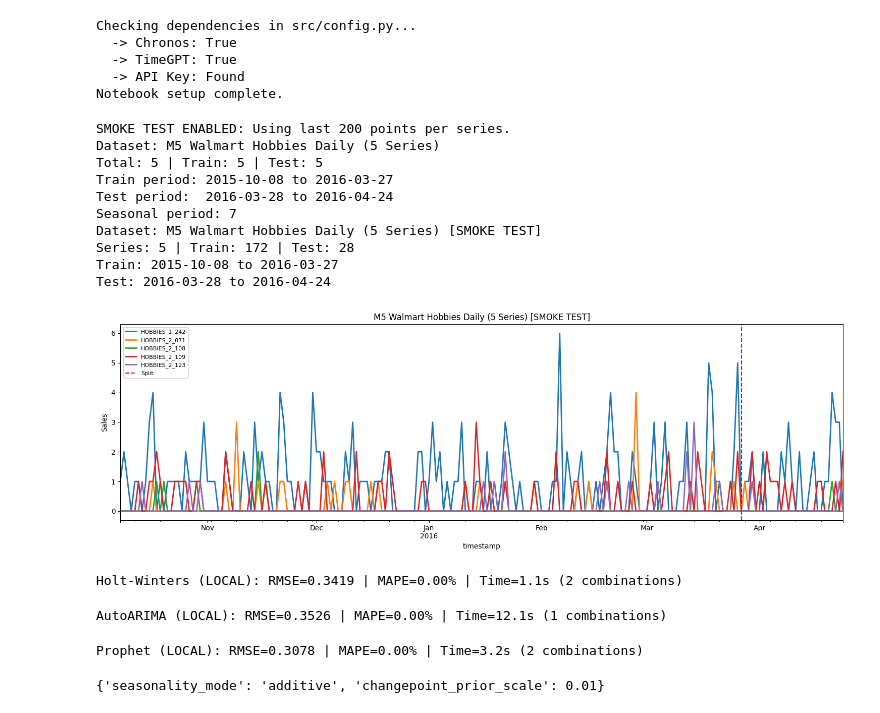
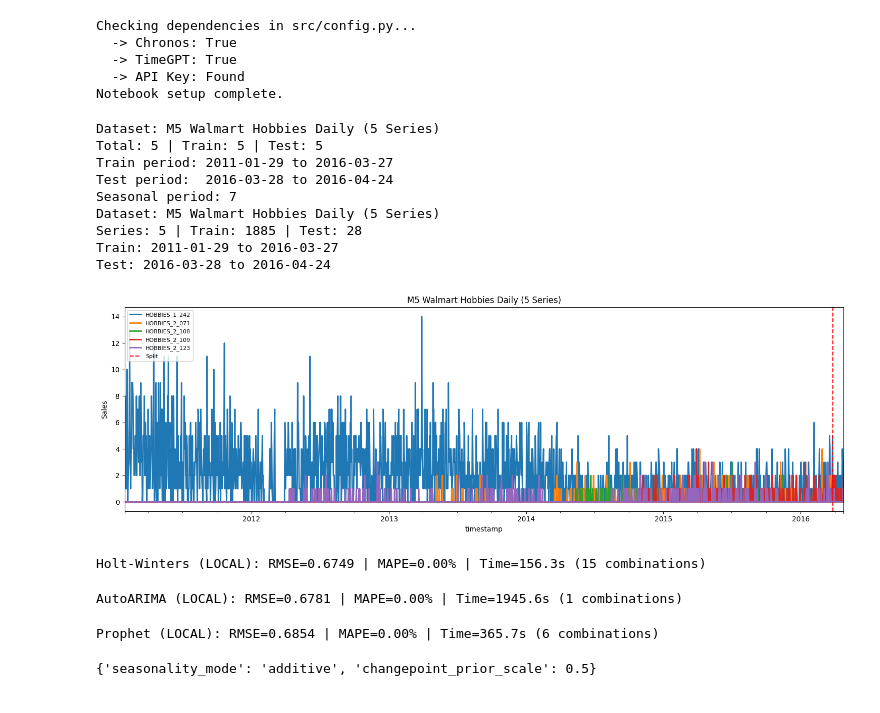
Before and after one commit to ContiHan/Statistika, a Jupyter notebook: forecasting/04_forecasting_m5_walmart_daily.ipynb, the cells around one changed output. Saved outputs shown, nothing was run; the diff lists cells and outputs as text; code cells hidden in the pictures.

Commit message:
refactoring model tuning

```diff
--- a/forecasting/04_forecasting_m5_walmart_daily.ipynb
+++ b/forecasting/04_forecasting_m5_walmart_daily.ipynb
@@ -76,7 +76,7 @@ for uid in df[DATASET_CONFIG["id_column"]].unique():
         )
 
 # === SMOKE TEST (Subset for faster tuning) ===
-SMOKE_TEST = True
+SMOKE_TEST = False
 SMOKE_TEST_POINTS = 200
 
 if SMOKE_TEST:
@@ -125,37 +125,36 @@ static_cov_transformer = StaticCovariatesTransformer()
 train_scaled = static_cov_transformer.fit_transform(train_scaled)
 
 # Print Dataset Summary
 print(f"Dataset: {DATASET_CONFIG['name']}")
 print(f"Total: {len(all_series)} | Train: {len(train_series)} | Test: {len(test_series)}")
 print(f"Train period: {train_series[0].start_time().date()} to {train_series[0].end_time().date()}")
 print(f"Test period:  {test_series[0].start_time().date()} to {test_series[0].end_time().date()}")
 print(f"Seasonal period: {DATASET_CONFIG['seasonal_period']}")
 
 # Visualize Train/Test Split for the all series
 print(f"Dataset: {DATASET_CONFIG['name']}" + (" [SMOKE TEST]" if SMOKE_TEST else ""))
 print(f"Series: {len(all_series)} | Train: {len(train_series[0])} | Test: {len(test_series[0])}")
 print(f"Train: {train_series[0].start_time().date()} to {train_series[0].end_time().date()}")
 print(f"Test: {test_series[0].start_time().date()} to {test_series[0].end_time().date()}")
 
 fig, ax = plt.subplots(figsize=(15, 5))
 for i, s in enumerate(all_series):
     s.plot(ax=ax, label=f'{s.static_covariates["unique_id"].values[0]}')
 ax.axvline(x=split_time, color='red', linestyle='--', label='Split')
 ax.set_title(f'{DATASET_CONFIG["name"]}' + (' [SMOKE TEST]' if SMOKE_TEST else ''))
 ax.set_ylabel(DATASET_CONFIG.get('value_unit', 'Value'))
 ax.legend(loc='upper left', fontsize=8)
 plt.tight_layout()
 plt.show()
 # %% [output]
-SMOKE TEST ENABLED: Using last 200 points per series.
 Dataset: M5 Walmart Hobbies Daily (5 Series)
 Total: 5 | Train: 5 | Test: 5
-Train period: 2015-10-08 to 2016-03-27
+Train period: 2011-01-29 to 2016-03-27
 Test period:  2016-03-28 to 2016-04-24
 Seasonal period: 7
-Dataset: M5 Walmart Hobbies Daily (5 Series) [SMOKE TEST]
-Series: 5 | Train: 172 | Test: 28
-Train: 2015-10-08 to 2016-03-27
+Dataset: M5 Walmart Hobbies Daily (5 Series)
+Series: 5 | Train: 1885 | Test: 28
+Train: 2011-01-29 to 2016-03-27
 Test: 2016-03-28 to 2016-04-24
-[figure, old version]
+[figure, new version]
 # %%
@@ -167,33 +167,22 @@ SEASONAL_PERIOD = DATASET_CONFIG["seasonal_period"]
 # 4. Statistical Models (LOCAL)
 
 # Holt-Winters
-hw_grid = {
-    "seasonal_periods": [SEASONAL_PERIOD],
-    "trend": [ModelMode.ADDITIVE, ModelMode.NONE],
-    "seasonal": [ModelMode.ADDITIVE],
-    "damped": [False],
-}
 run_tuning_local(
     tracker,
     "Holt-Winters (LOCAL)",
     ExponentialSmoothing,
-    hw_grid,
+    stat_grids["Holt-Winters"],
     train_series,
     supports_covariates=False,
     seasonal_period=SEASONAL_PERIOD,
 )
 
 # AutoARIMA
-arima_grid = {
-    "season_length": [SEASONAL_PERIOD],
-    "seasonal": [True],
-    "stepwise": [True],
-}
 run_tuning_local(
     tracker,
     "AutoARIMA (LOCAL)",
     AutoARIMA,
-    arima_grid,
+    stat_grids["AutoARIMA"],
     train_series,
     future_covs_list=all_future_covs,
     supports_covariates=True,
@@ -201,25 +190,21 @@ run_tuning_local(
 )
 
 # Prophet
-prophet_grid = {
-    "seasonality_mode": ["additive"],
-    "changepoint_prior_scale": [0.01, 0.1],
-}
 run_tuning_local(
     tracker,
     "Prophet (LOCAL)",
     Prophet,
-    prophet_grid,
+    stat_grids["Prophet"],
     train_series,
     future_covs_list=all_future_covs,
     supports_covariates=True,
     seasonal_period=SEASONAL_PERIOD,
 )
 # %% [output]
-Holt-Winters (LOCAL): RMSE=0.3419 | MAPE=0.00% | Time=1.1s (2 combinations)
+Holt-Winters (LOCAL): RMSE=0.6749 | MAPE=0.00% | Time=156.3s (15 combinations)
-AutoARIMA (LOCAL): RMSE=0.3526 | MAPE=0.00% | Time=12.1s (1 combinations)
+AutoARIMA (LOCAL): RMSE=0.6781 | MAPE=0.00% | Time=1945.6s (1 combinations)
-Prophet (LOCAL): RMSE=0.3078 | MAPE=0.00% | Time=3.2s (2 combinations)
+Prophet (LOCAL): RMSE=0.6854 | MAPE=0.00% | Time=365.7s (6 combinations)
-{'seasonality_mode': 'additive', 'changepoint_prior_scale': 0.01}
+{'seasonality_mode': 'additive', 'changepoint_prior_scale': 0.5}
 # %%
 # 5. Deep Learning Models (GLOBAL)
 
```
Also changed, not shown: parts of 8 cells of this notebook, 28 other files.
